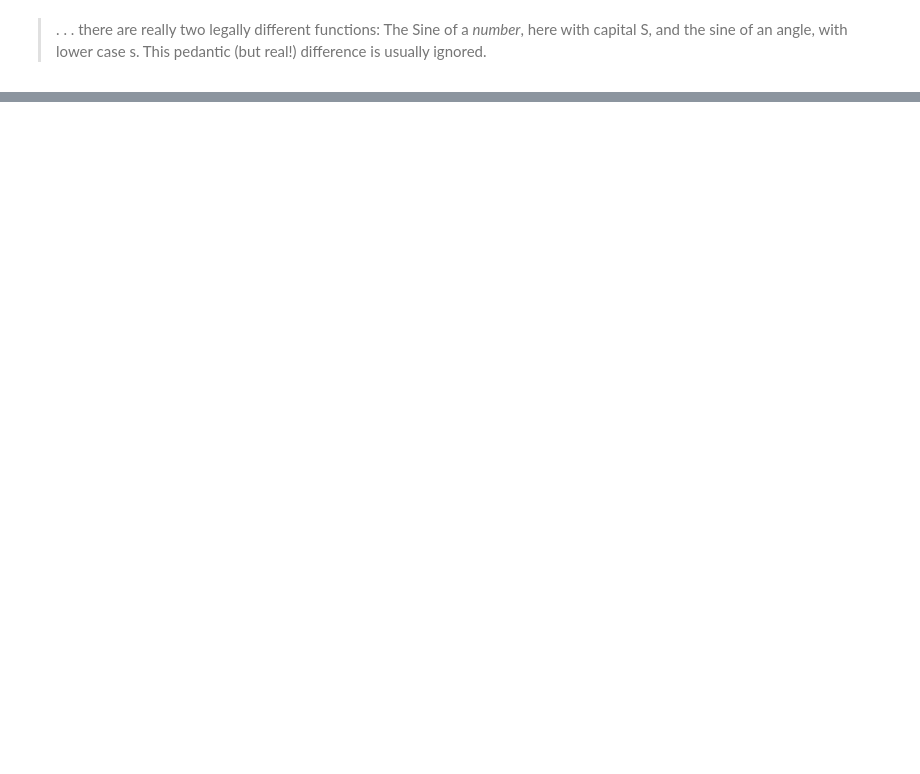
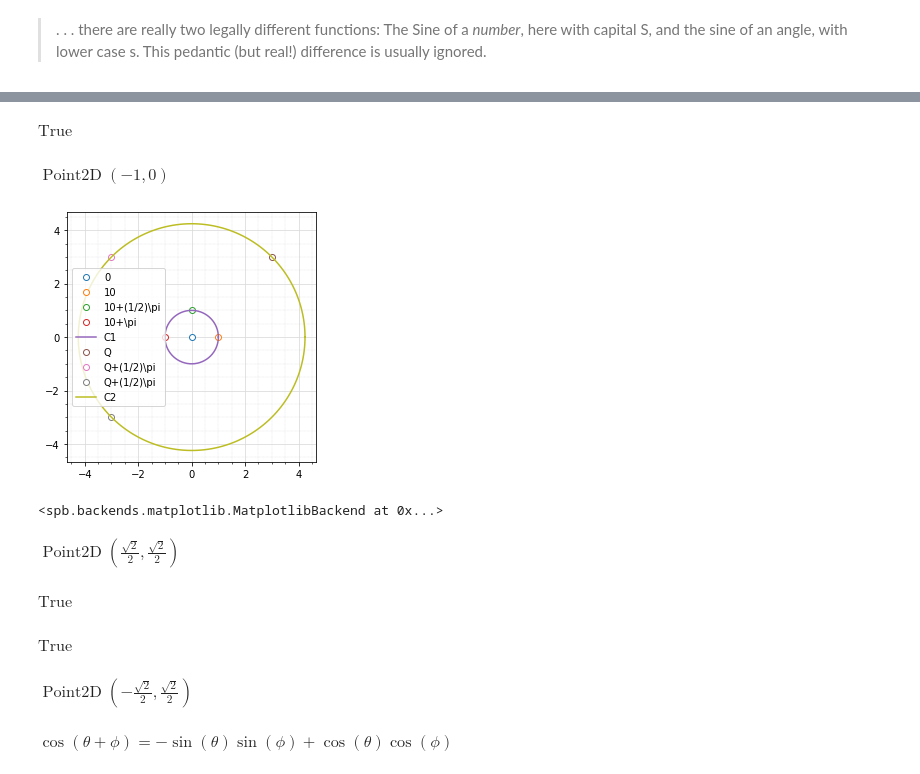
Before and after one commit to James-G-Hill/Sympy-Companion-to-Mathematics-Form-and-Function, a Jupyter notebook: ch04_real_numbers/09_trigonometry.ipynb, the cells around one changed output, grey strips where cells are left out. Drawn from its saved outputs; the diff is of its cells as text; code cells hidden in the pictures; blank space fills up the shorter version.

```diff
--- a/ch04_real_numbers/09_trigonometry.ipynb
+++ b/ch04_real_numbers/09_trigonometry.ipynb
@@ -114,0 +81,72 @@ plt.show()
+# %%
+p10 = Point(1, 0)
+p01 = Point(0, 1)
+
+pQ = Point(3, 3)
+
+Eq(pQ, pQ.x*p10 + pQ.y*p01)
+# %% [output]
+$\displaystyle \text{True}$
+# %%
+def rotation(p, theta):
+    x0 = p.x
+    y0 = p.y
+    x1 = x0*cos(theta) - y0*sin(theta)
+    y1 = x0*sin(theta) + y0*cos(theta)
+    return Point(x1, y1)
+
+rotation(p10, pi)
+# %% [output]
+$\displaystyle \operatorname{Point2D}\left(-1, 0\right)$
+# %%
+plot_geometry(
+    (p0, '0'),
+    (p10, '10'),
+    (rotation(p10, pi/2), '10+(1/2)\pi'),
+    (rotation(p10, pi), '10+\pi'),
+    (Circle(Point(0, 0), 1), 'C1'),
+    (pQ, 'Q'),
+    (rotation(pQ, pi/2), 'Q+(1/2)\pi'),
+    (rotation(pQ, pi), 'Q+(1/2)\pi'),
+    (Circle(Point(0, 0), sqrt(18)), 'C2'),
+    aspect='equal',
+    is_filled=False,
+    use_latex=True
+)
+# %% [output]
+[figure, added]
+<spb.backends.matplotlib.MatplotlibBackend at 0x...>
+# %%
+phi = Symbol('ϕ', real=True)
+phi_temp = pi/4
+
+pQ0 = rotation(p10, phi)
+pQ0 = pQ0.subs(phi, phi_temp)
+pQ0
+# %% [output]
+$\displaystyle \operatorname{Point2D}\left(\frac{\sqrt{2}}{2}, \frac{\sqrt{2}}{2}\right)$
+# %%
+x, y = pQ0.args
+
+Eq(x, cos(phi_temp))
+# %% [output]
+$\displaystyle \text{True}$
+# %%
+Eq(y, sin(phi_temp))
+# %% [output]
+$\displaystyle \text{True}$
+# %%
+theta_temp = pi/2
+
+pQ1 = rotation(pQ0, theta)
+pQ1 = pQ1.subs(theta, theta_temp)
+pQ1
+# %% [output]
+$\displaystyle \operatorname{Point2D}\left(- \frac{\sqrt{2}}{2}, \frac{\sqrt{2}}{2}\right)$
+# %%
+cos_lhs = cos(phi + theta)
+cos_rhs = cos(phi)*cos(theta) - sin(phi)*sin(theta)
+
+Eq(cos_lhs, cos_rhs)
+# %% [output]
+$\displaystyle \cos{\left(θ + ϕ \right)} = - \sin{\left(θ \right)} \sin{\left(ϕ \right)} + \cos{\left(θ \right)} \cos{\left(ϕ \right)}$
```
Also changed, not shown: parts of 37 cells of this notebook, 2 other files.
